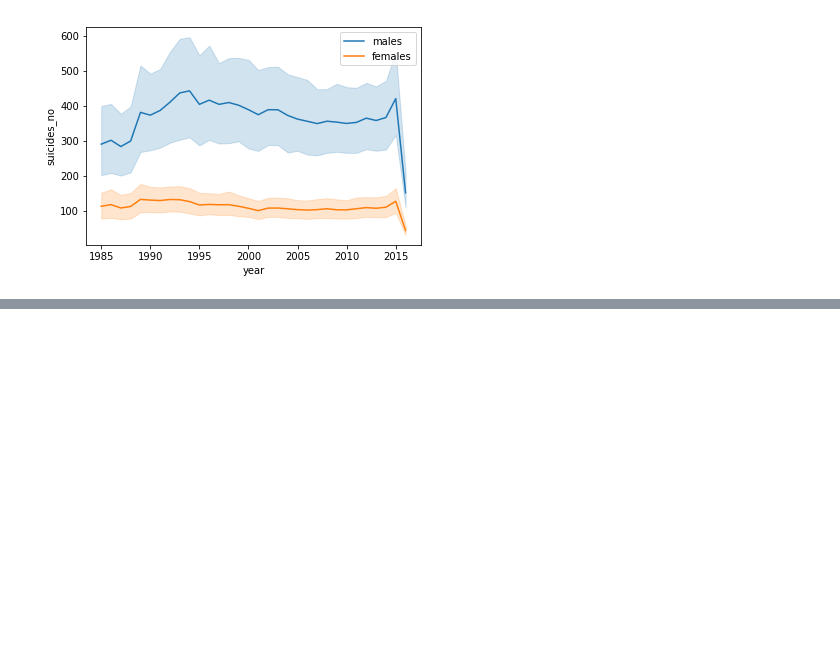
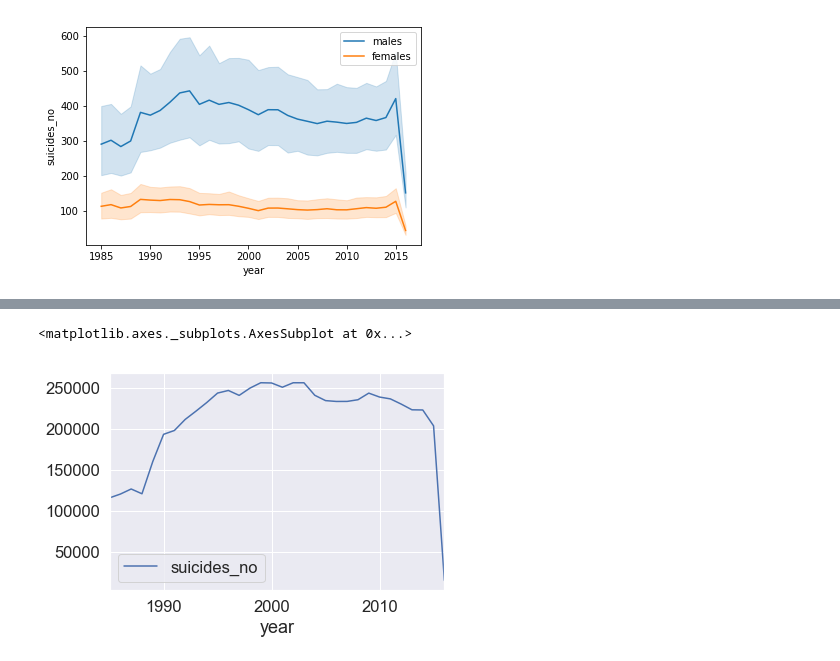
Before and after one commit to damikanye/capstone-project, a Jupyter notebook: Capstone project.ipynb, the cells around one changed output, grey strips where cells are left out. Drawn from its saved outputs; the diff is of its cells as text; code cells hidden in the pictures; blank space fills up the shorter version.

```diff
--- a/Capstone project.ipynb
+++ b/Capstone project.ipynb
@@ -106,0 +166,6 @@ _ = plt.legend(['males', 'females'])
+# %%
+#Suicides by year distribution
+df[['year','suicides_no']].groupby(['year']).sum().plot()
+# %% [output]
+<matplotlib.axes._subplots.AxesSubplot at 0x...>
+[figure, added]
```
Also changed, not shown: parts of 8 cells of this notebook, 4 other files.
